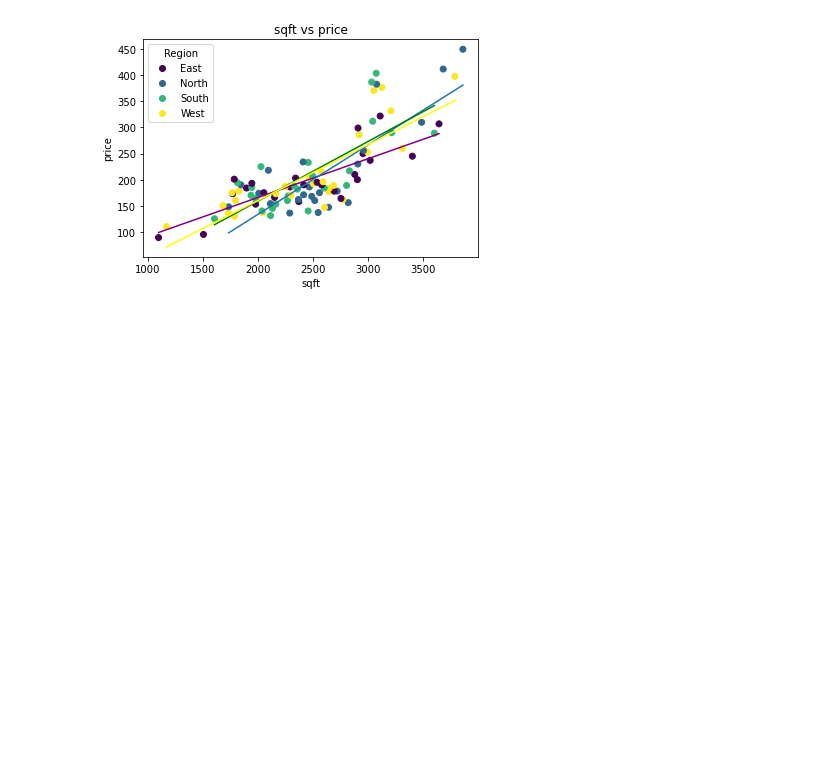
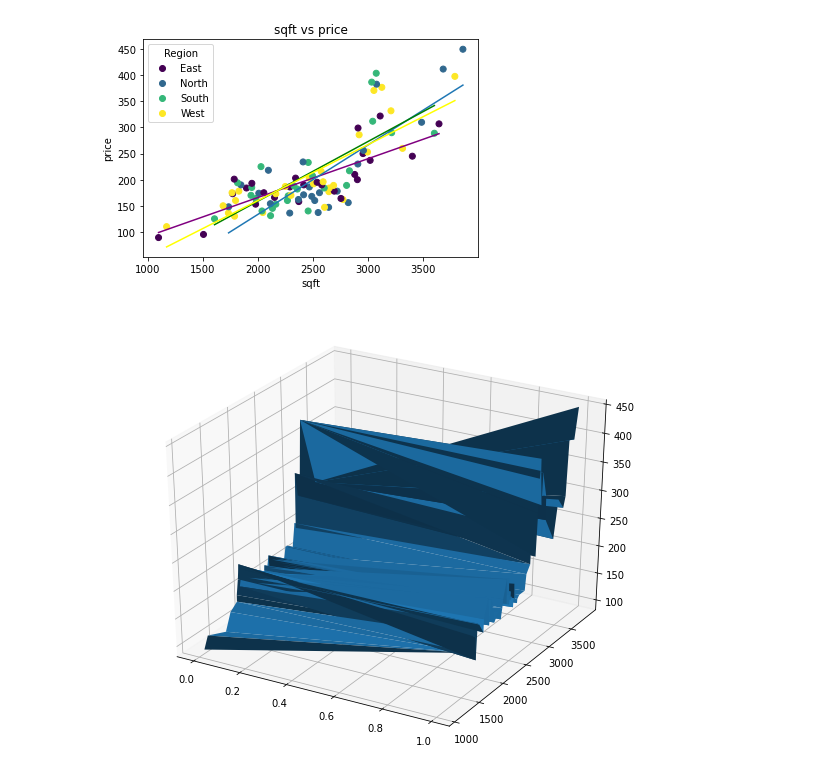
Before and after one commit to johnloane/sd4_dav_24, a Jupyter notebook: Multivariate Analysis Late.ipynb, the cells around one changed output. Drawn from its saved outputs; the diff is of its cells as text; code cells hidden in the pictures; blank space fills up the shorter version.

```diff
--- a/Multivariate Analysis Late.ipynb
+++ b/Multivariate Analysis Late.ipynb
@@ -877,3 +877,14 @@ plt.legend(handles = scatter.legend_elements()[0], labels=legend_names, title="R
 # %% [output]
 <matplotlib.legend.Legend at 0x...>
 [figure]
+# %%
+from mpl_toolkits import mplot3d
+fig = plt.figure(figsize=(10,8))
+ax = plt.axes(projection='3d')
+x = np.array(excellent)
+y = np.array(sqft)
+z = np.array(price)
+ax.plot_trisurf(x, y, z, linewidth=0.2, antialiased=True)
+plt.show()
+# %% [output]
+[figure, added]
```
Also changed, not shown: parts of 8 cells of this notebook.
